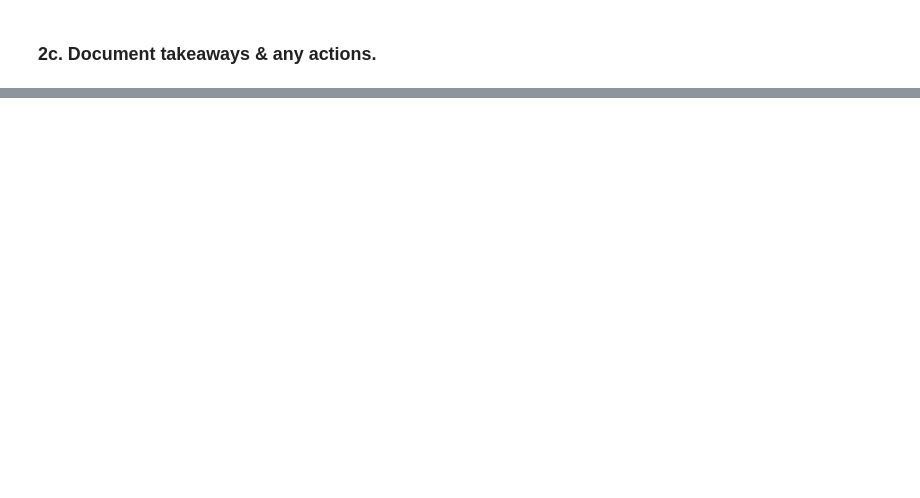
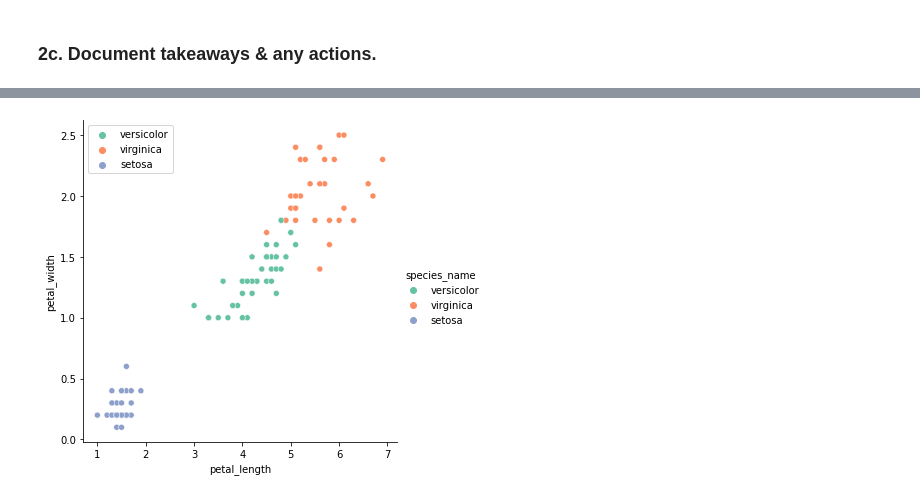
Before and after one commit to natasharivers/Classifications, a Jupyter notebook: classification_exercises.ipynb, the cells around one changed output, grey strips where cells are left out. Cells and saved outputs as stored; diff of their text form; code cells hidden in the pictures; blank space fills up the shorter version.

```diff
--- a/classification_exercises.ipynb
+++ b/classification_exercises.ipynb
@@ -673,0 +755,7 @@ memory usage: 1.6+ KB
+# %%
+#the table above shows that there is greatest correlation between petal length and petal width
+sns.relplot(x='petal_length', y='petal_width', data=train, hue='species_name', palette='Set2')
+plt.legend()
+plt.show()
+# %% [output]
+[figure, added]
```
Also changed, not shown: parts of 15 cells of this notebook.
